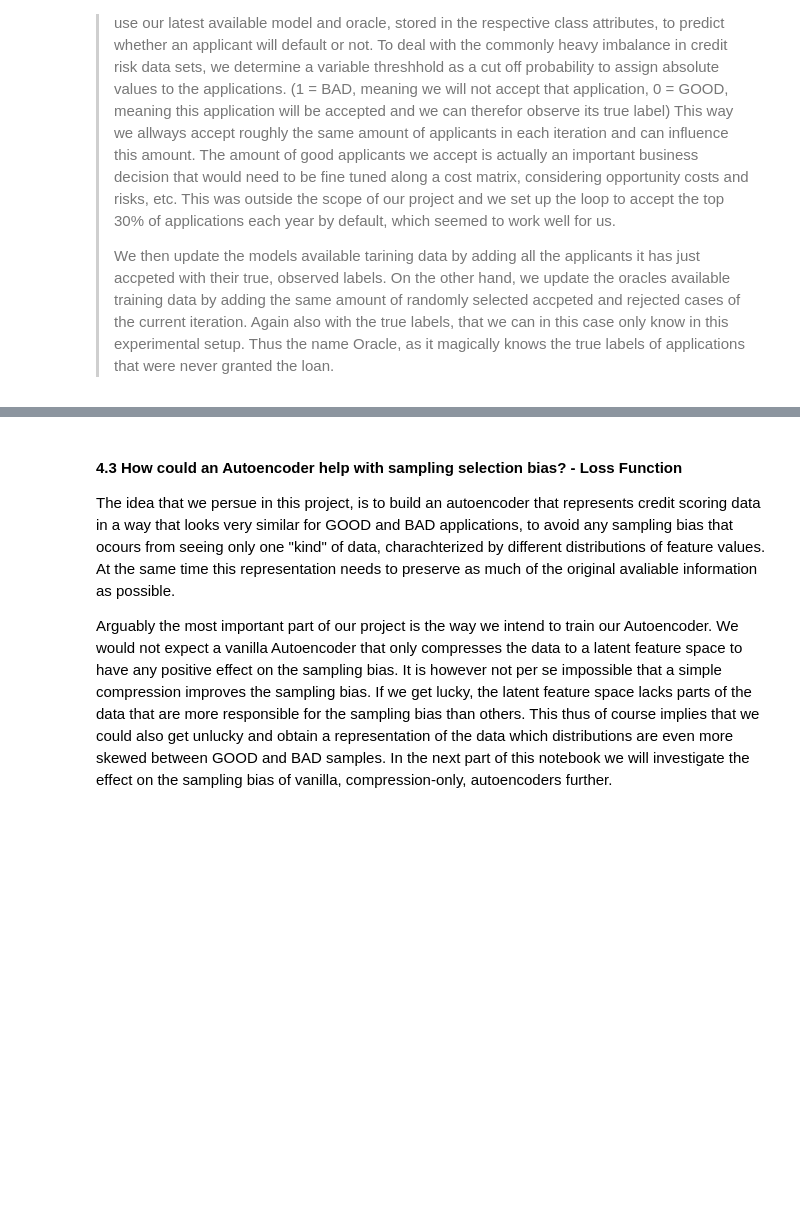
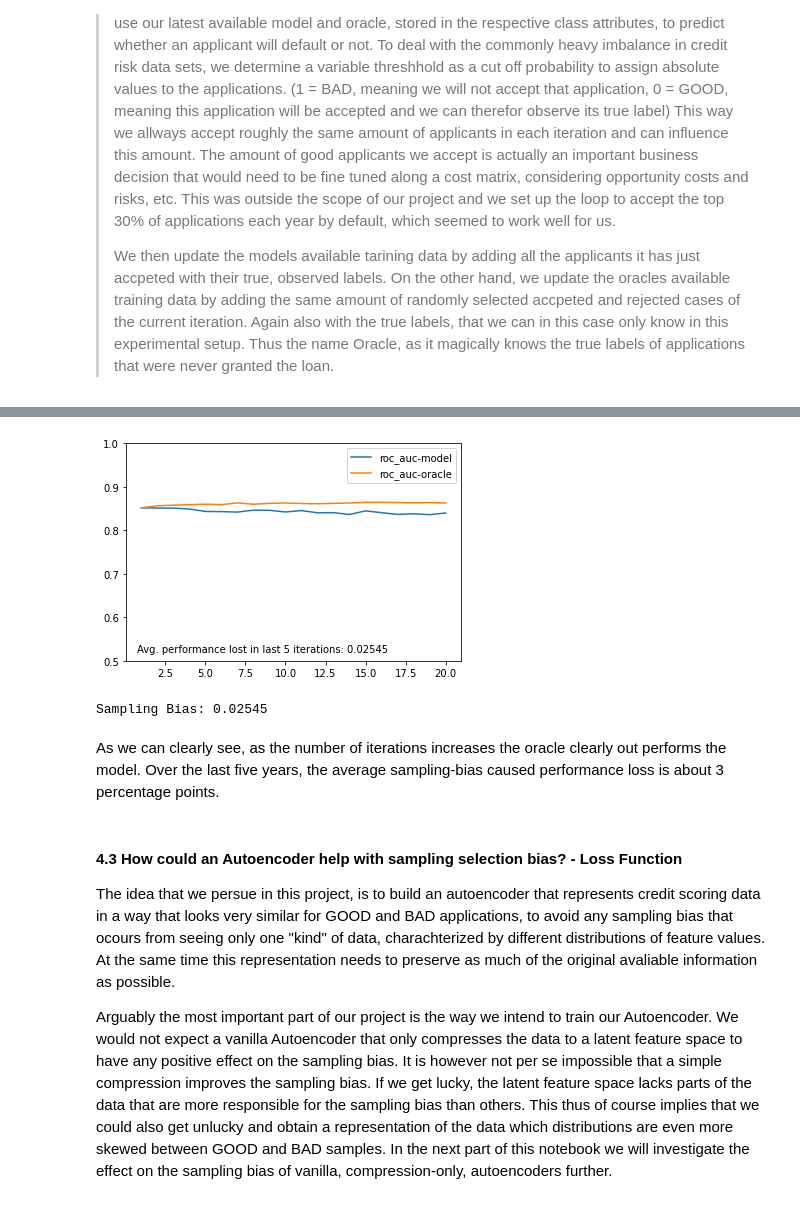
Before and after one commit to lukasvoege/reject-infer-autoencoder, a Jupyter notebook: notebooks/Lukas_Cells.ipynb, the cells around one changed output, grey strips where cells are left out. Cells and saved outputs as stored; diff of their text form; code cells hidden in the pictures; blank space fills up the shorter version.

```diff
--- a/notebooks/Lukas_Cells.ipynb
+++ b/notebooks/Lukas_Cells.ipynb
@@ -198,0 +218,15 @@ plase test me yo
+# %%
+import dyn_accept_loop as dal
+
+# Define number of iterations and model to use
+n_years = 20
+model = lgbm.LGBMClassifier()
+
+# Initialize the simulation
+sim = dal.Simulate_acceptance_loop("gmsc.csv", model, 0.1, 0.1, n_years, enc_features=False, rej_inf=None)
+results_generator = sim.run()
+
+metrics = None
+for iteration in results_generator:
+    print(f'Itteration: {iteration[0]}) Accepted: {iteration[1].count(True)} | Denied: {iteration[1].count(False)} - New train set size: {iteration[2]}')
+    metrics = iteration[3]
@@ -199,3 +256,24 @@ plase test me yo
+# %%
+# calculate performance loss over the last 5 years
+last_n_years = 5
+bias = h.measure_bias(metrics["oracle"]["holdout"]['roc_auc'], metrics["model"]["holdout"]['roc_auc'], last_n_years)
+
+# Plot simulation results
+x = range(1, n_years + 1)
+plt.plot(x, metrics["model"]["holdout"]['roc_auc'], label = 'roc_auc-model')
+plt.plot(x, metrics["oracle"]["holdout"]['roc_auc'], label = 'roc_auc-oracle')
+plt.text(0.75, 0.52, f'Avg. performance lost in last {last_n_years} iterations: {round(bias, 5)}')
+plt.legend()
+plt.ylim([0.5, 1.0])
+plt.show()
+
+
+print(f'Sampling Bias: {round(bias, 5)}')
+# %% [output]
+[figure, added]
+Sampling Bias: 0.02545
+# %% [markdown]
+As we can clearly see, as the number of iterations increases the oracle clearly out performs the model. Over the last five years, the average sampling-bias caused performance loss is about 3 percentage points.
 # %% [markdown]
 #### 4.3 How could an Autoencoder help with sampling selection bias? - Loss Function
 
```
Also changed, not shown: parts of 5 cells of this notebook, 1 other file.
